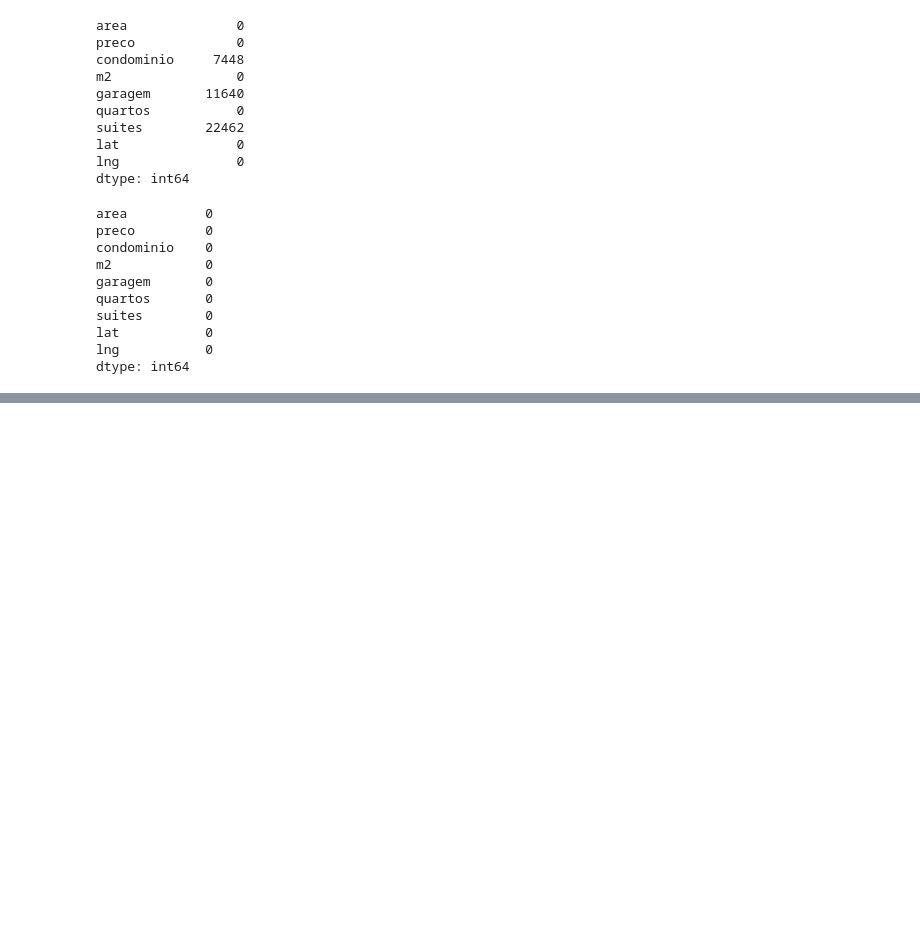
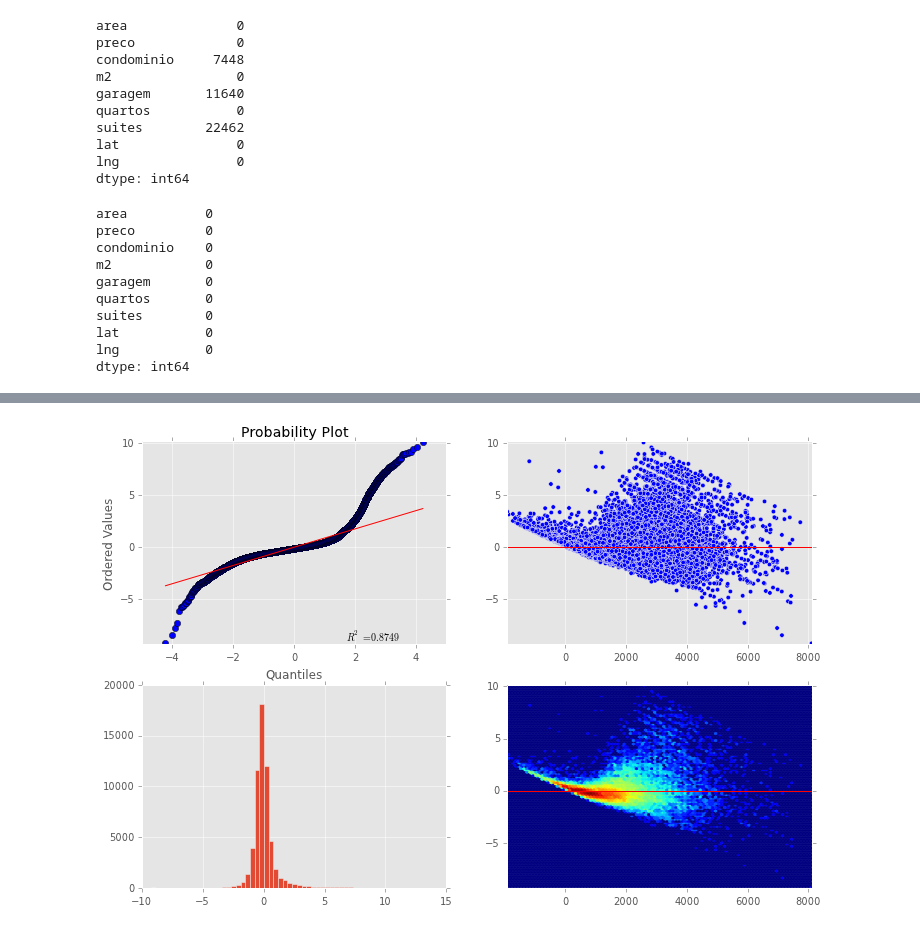
Before and after one commit to sergiosilvar/fgv_dissertacao, a Jupyter notebook: ipython_notebook/Regressao Linear.ipynb, the cells around one changed output, grey strips where cells are left out. Saved outputs shown, nothing was run; the diff lists cells and outputs as text; code cells hidden in the pictures; blank space fills up the shorter version.

```diff
--- a/ipython_notebook/Regressao Linear.ipynb
+++ b/ipython_notebook/Regressao Linear.ipynb
@@ -143,4 +142,4 @@ dc.head()
 # %%
-df = z.pd.concat([df,dc],1,'inner')
-df.columns
+d = z.pd.concat([df,dc],1,'inner')
+d.describe()
 # %% [output]
@@ -147,0 +156,5 @@ Index([u'area', u'preco', u'condominio', u'm2', u'garagem', u'quartos', u'suites
+# %%
+# Lista das características com valores nulos.
+s = d.isnull().sum()
+nulos = s[s>0].index.tolist()
+nulos
@@ -147,0 +163,13 @@ Index([u'area', u'preco', u'condominio', u'm2', u'garagem', u'quartos', u'suites
+# %%
+# Certificar-se de que as colunas não possuem "espaço" no nome.
+d.columns = [c.replace(' ', '_') for c in  d.columns]
+
+# Remover as variaveis dependentes e nulos.
+cols = list(set(d.columns)-set(['m2','preco']+nulos))
+
+# Definir a fórmula.
+formula = 'd.preco ~ ' + ' + '.join(['d.' + c for c in cols])
+
+# Aplicar o modelo.
+lm = sm.formula.ols(formula, d).fit()
+print lm.summary()
@@ -147,0 +194,4 @@ Index([u'area', u'preco', u'condominio', u'm2', u'garagem', u'quartos', u'suites
+# %%
+residual_plot(lm)
+# %% [output]
+[figure, added]
```
Also changed, not shown: parts of 18 cells of this notebook, 1 other file.
